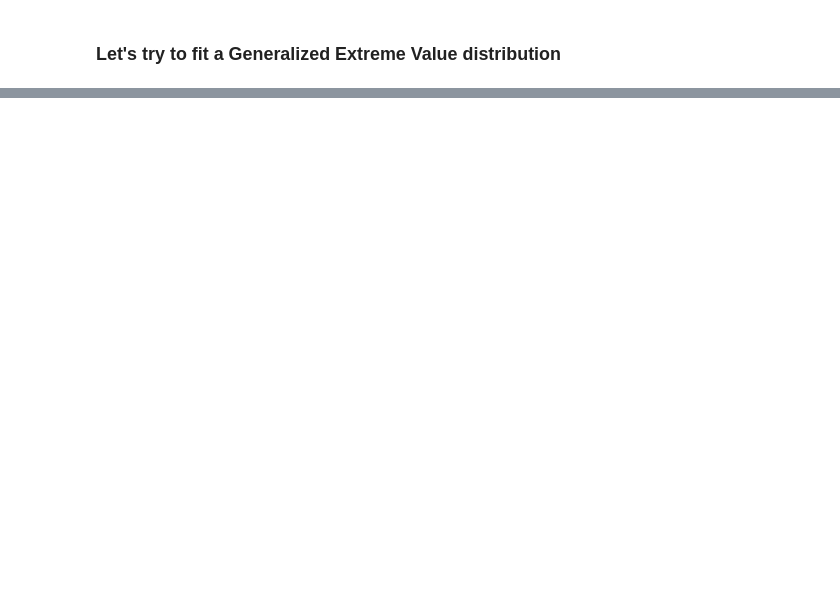
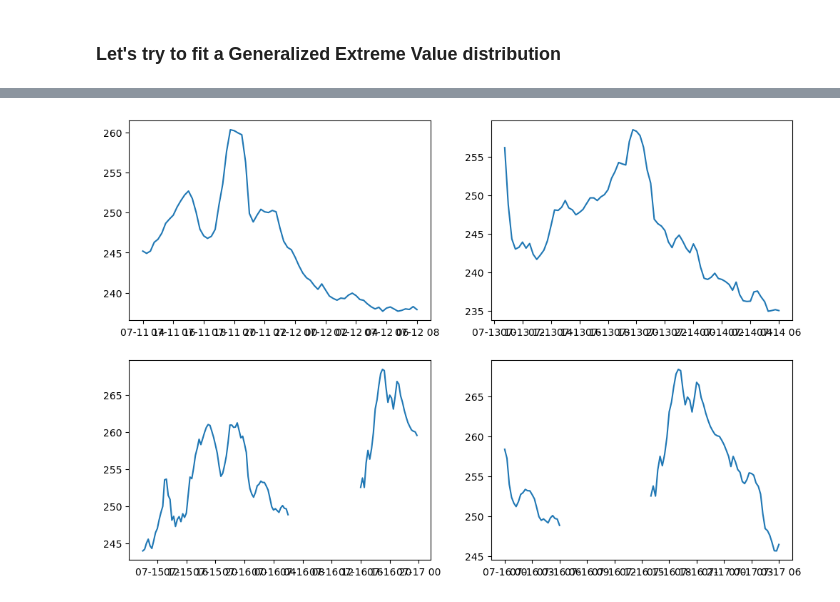
Before and after one commit to rzv09/smores_proj, a Jupyter notebook: analysis.ipynb, the cells around one changed output, grey strips where cells are left out. Drawn from its saved outputs; the diff is of its cells as text; code cells hidden in the pictures; blank space fills up the shorter version.

```diff
--- a/analysis.ipynb
+++ b/analysis.ipynb
@@ -54,0 +123,12 @@ GEV Scale Parameter: 7.6851
+# %%
+o2_avg = df['O2_avg']
+o2_avg = o2_avg.resample('15min').mean()
+# %%
+fig, axes = plt.subplots(2, 2, figsize=(12, 8))
+axes[0,0].plot(o2_avg["2017-07-11":"2017-07-12"])
+axes[0,1].plot(o2_avg["2017-07-13":"2017-07-14"])
+axes[1,0].plot(o2_avg["2017-07-15":"2017-07-16"])
+axes[1,1].plot(o2_avg["2017-07-16":"2017-07-17"])
+plt.show()
+# %% [output]
+[figure, added]
```
Also changed, not shown: parts of 11 cells of this notebook.
